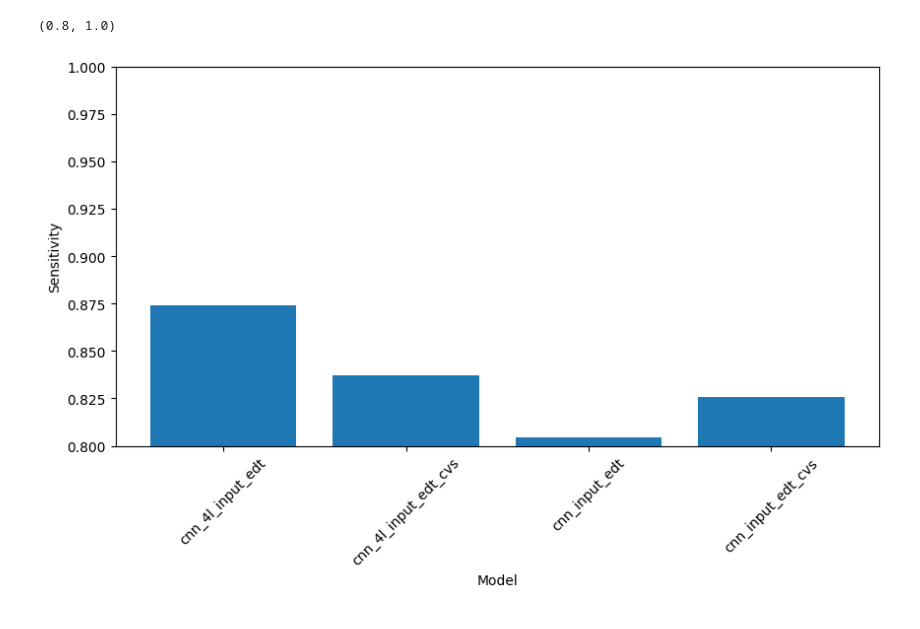
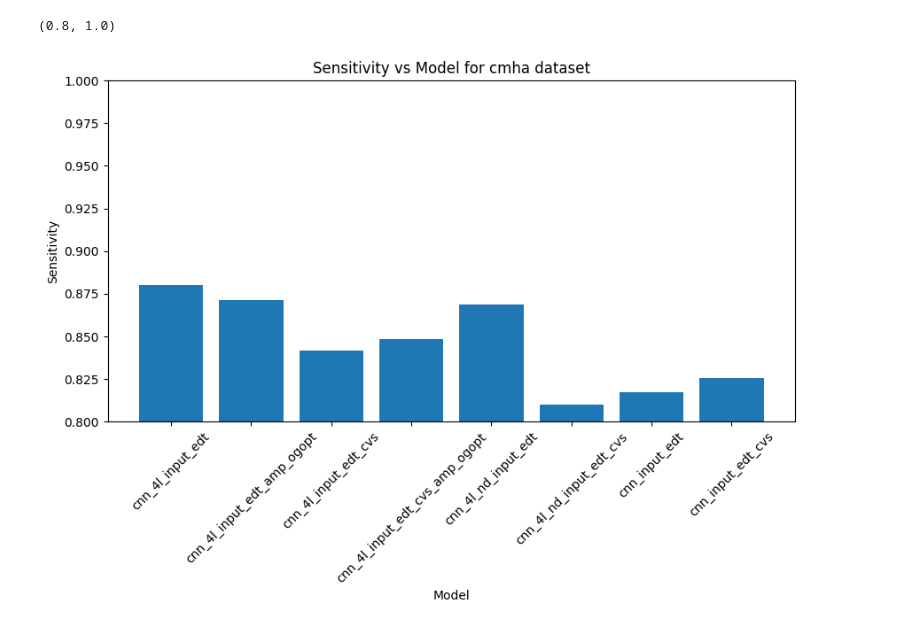
Before and after one commit to alceballosa/deform-aneurysm-detection, a Jupyter notebook: notebooks/stats/process_results.ipynb, the cells around one changed output. Cells and saved outputs as stored; diff of their text form; code cells hidden in the pictures.

```diff
--- a/notebooks/stats/process_results.ipynb
+++ b/notebooks/stats/process_results.ipynb
@@ -8,13 +8,16 @@ path_results = "../../results"
 
 dataset = "cmha"
 
-models = ["cnn_4l_input_edt",
-          #"cnn_4l_input_edt_amp_ogopt",
-          "cnn_4l_input_edt_cvs",
-         #"cnn_4l_nd_input_edt",
-         #"cnn_4l_nd_input_edt_cvs",
-         "cnn_input_edt",
-         "cnn_input_edt_cvs"
+models = [
+    "cnn_4l_input_edt",
+    "cnn_4l_input_edt_cvs",
+    "cnn_4l_nd_input_edt",
+    "cnn_4l_nd_input_edt_cvs",
+    "cnn_input_edt",
+    "cnn_input_edt_cvs",
+    "cnn_4l_input_edt_amp_ogopt",
+    "cnn_4l_input_edt_cvs_amp_ogopt",
+    "cnn_4l_nd_pe_edt",
 ]
 
 iou_thr = 0.3
@@ -26,11 +29,13 @@ for model in models:
 
     results_model = list(path_results_model.glob("*"))
 
-    results_model = [result for result in results_model if f"iou{iou_thr}" in str(result)]
+    results_model = [
+        result for result in results_model if f"iou{iou_thr}" in str(result)
+    ]
     results_model = sorted(results_model)
     for result in results_model:
         chpkt = result.name.split("_")[-1]
-        df = pd.read_csv(result/"froc.csv")
+        df = pd.read_csv(result / "froc.csv")
         sensitivity = df[f"Se@FPpI={fp_thr}"].values[0]
         list_sensitivity.append([model, chpkt, sensitivity])
 
@@ -66,17 +104,24 @@ plt.legend()
 # %%
 # avg by model
 
-df_avg = df_sensitivity[["Model",f"Sensitivity@FPpI={fp_thr}"]].groupby("Model").mean().reset_index()
+df_avg = (
+    df_sensitivity[["Model", f"Sensitivity@FPpI={fp_thr}"]]
+    .groupby("Model")
+    .mean()
+    .reset_index()
+)
 df_avg = df_avg.sort_values(by=["Model"])
 fig_avg = plt.figure(figsize=(10, 5))
+
 ax_avg = fig_avg.add_subplot(111)
 # plot bar
 plt.bar(df_avg["Model"], df_avg[f"Sensitivity@FPpI={fp_thr}"])
 plt.xticks(rotation=45)
 plt.xlabel("Model")
 plt.ylabel("Sensitivity")
+plt.title(f"Sensitivity vs Model for {dataset} dataset")
 # set y range
 plt.ylim(0.8, 1)
 # %% [output]
 (0.8, 1.0)
-[figure, old version]
+[figure, new version]
```
Also changed, not shown: parts of 4 cells of this notebook, 15 other files.
